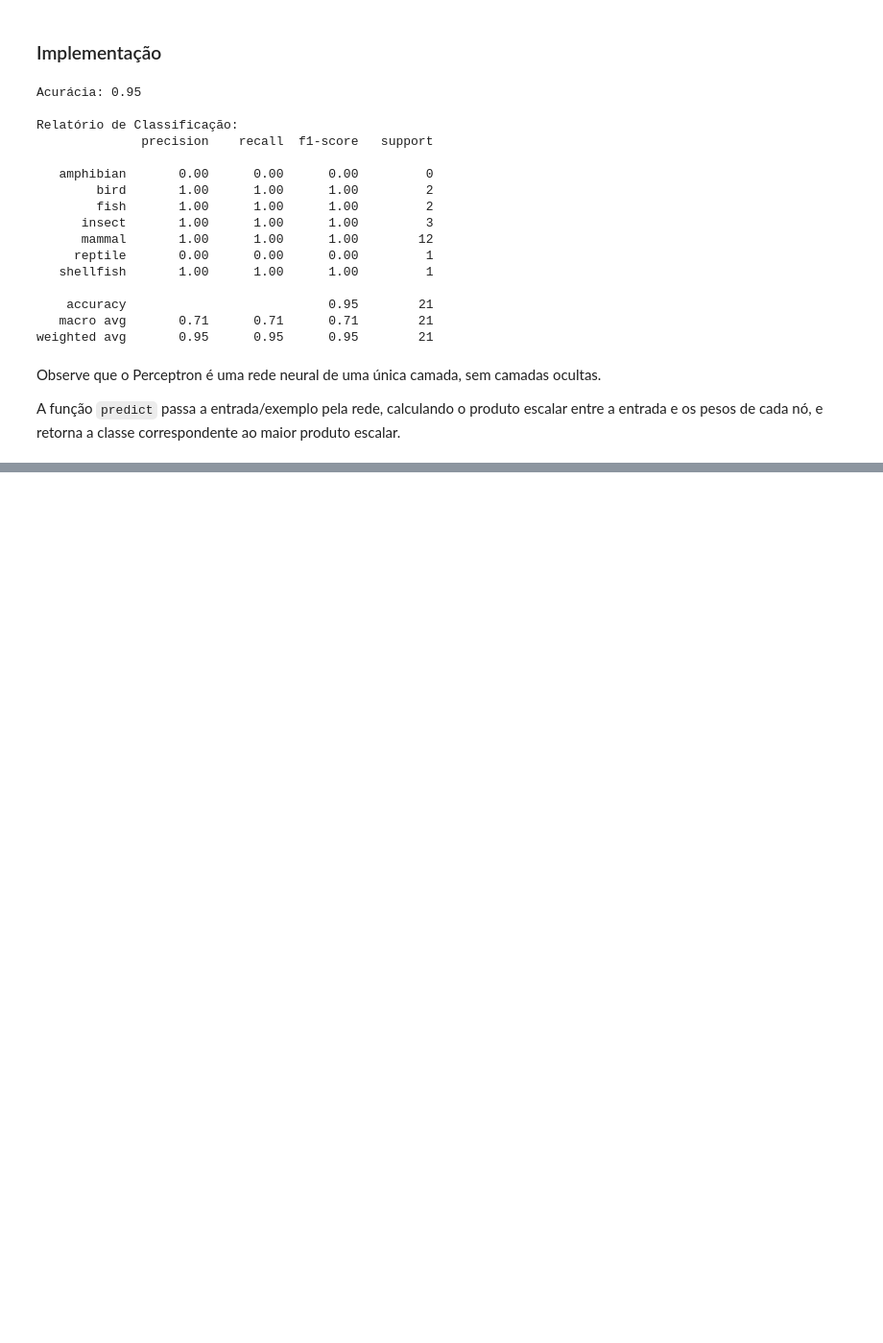
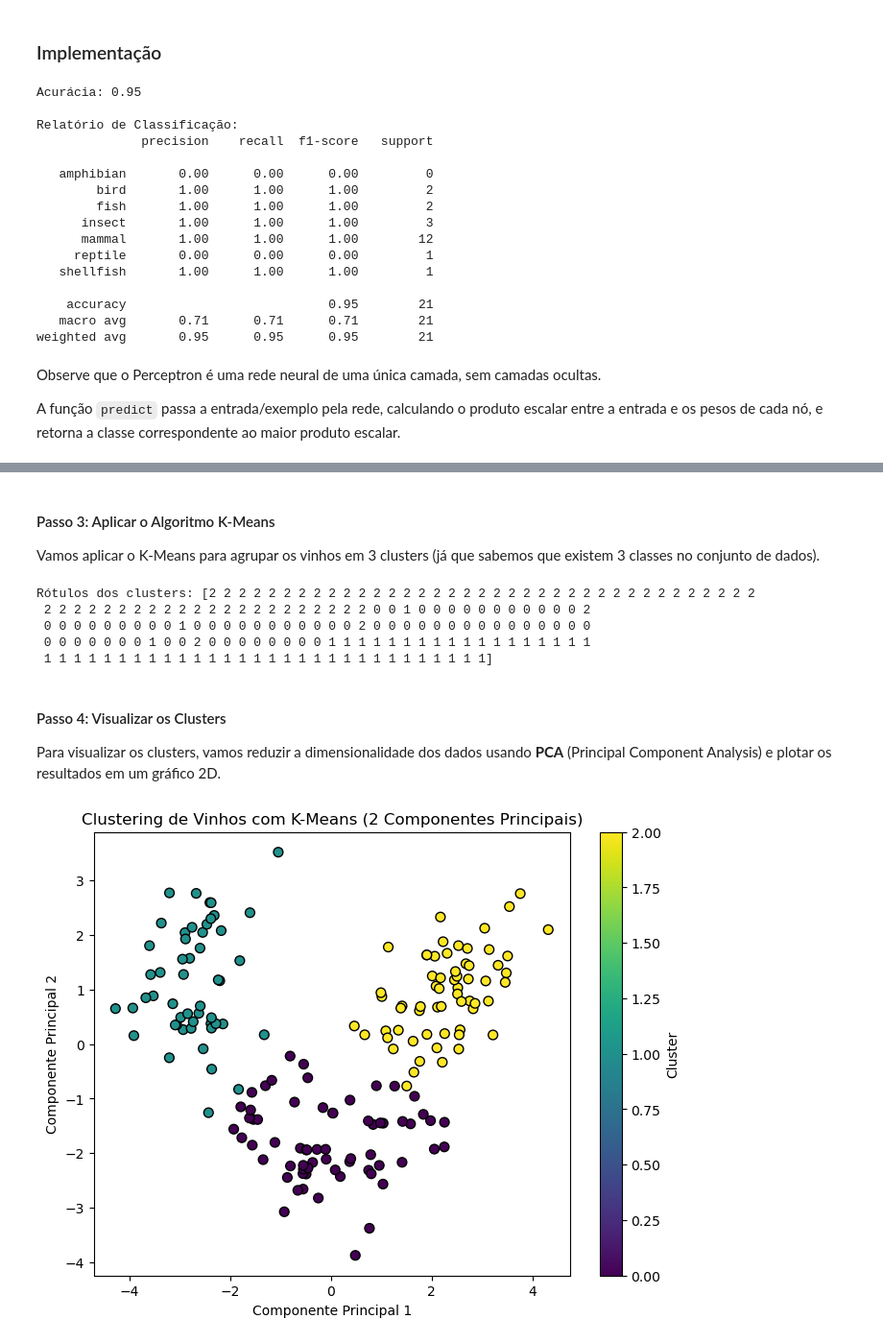
Before and after one commit to eltonsarmanho/aimacode_ptBR_python, a Jupyter notebook: learning.ipynb, the cells around one changed output, grey strips where cells are left out. Shown at 96% size. Cells and saved outputs as stored; diff of their text form; code cells hidden in the pictures; blank space fills up the shorter version.

```diff
--- a/learning.ipynb
+++ b/learning.ipynb
@@ -1742,0 +1894,8 @@ It reduced the error rate considerably. Unlike the `PerceptronLearner`, `AdaBoos
+# %%
+# Normalizar os dados
+scaler = StandardScaler()
+X_scaled = scaler.fit_transform(X)
+
+# Exibir as primeiras 5 amostras normalizadas
+print("Dados normalizados (primeiras 5 amostras):")
+print(X_scaled[:5])
@@ -1742,0 +1919,38 @@ It reduced the error rate considerably. Unlike the `PerceptronLearner`, `AdaBoos
+# %% [markdown]
+#### Passo 3: Aplicar o Algoritmo K-Means
+
+Vamos aplicar o K-Means para agrupar os vinhos em 3 clusters (já que sabemos que existem 3 classes no conjunto de dados).
+# %%
+# Aplicar K-Means com 3 clusters
+kmeans = KMeans(n_clusters=3, random_state=42)
+kmeans.fit(X_scaled)
+
+# Obter os rótulos dos clusters
+labels = kmeans.labels_
+
+# Exibir os rótulos dos clusters
+print("Rótulos dos clusters:", labels)
+# %% [output]
+Rótulos dos clusters: [2 2 2 2 2 2 2 2 2 2 2 2 2 2 2 2 2 2 2 2 2 2 2 2 2 2 2 2 2 2 2 2 2 2 2 2 2
+ 2 2 2 2 2 2 2 2 2 2 2 2 2 2 2 2 2 2 2 2 2 2 0 0 1 0 0 0 0 0 0 0 0 0 0 0 2
+ 0 0 0 0 0 0 0 0 0 1 0 0 0 0 0 0 0 0 0 0 0 2 0 0 0 0 0 0 0 0 0 0 0 0 0 0 0
+ 0 0 0 0 0 0 0 1 0 0 2 0 0 0 0 0 0 0 0 1 1 1 1 1 1 1 1 1 1 1 1 1 1 1 1 1 1
+ 1 1 1 1 1 1 1 1 1 1 1 1 1 1 1 1 1 1 1 1 1 1 1 1 1 1 1 1 1 1]
+# %% [markdown]
+#### Passo 4: Visualizar os Clusters
+
+Para visualizar os clusters, vamos reduzir a dimensionalidade dos dados usando **PCA** (Principal Component Analysis) e plotar os resultados em um gráfico 2D.
+# %%
+pca = PCA(n_components=2)
+X_pca = pca.fit_transform(X_scaled)
+
+# Plotar os clusters
+plt.figure(figsize=(8, 6))
+plt.scatter(X_pca[:, 0], X_pca[:, 1], c=labels, cmap='viridis', s=50, edgecolor='k')
+plt.title("Clustering de Vinhos com K-Means (2 Componentes Principais)")
+plt.xlabel("Componente Principal 1")
+plt.ylabel("Componente Principal 2")
+plt.colorbar(label="Cluster")
+plt.show()
+# %% [output]
+[figure, added]
```
Also changed, not shown: parts of 91 cells of this notebook.
